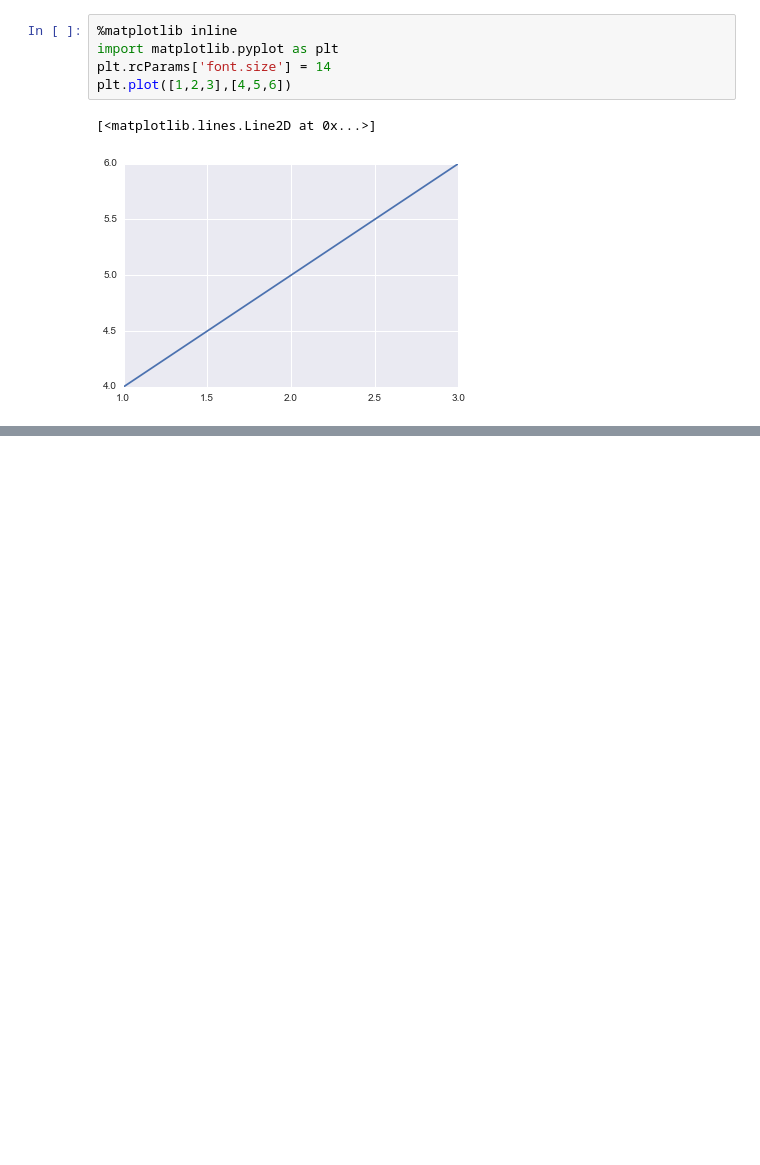
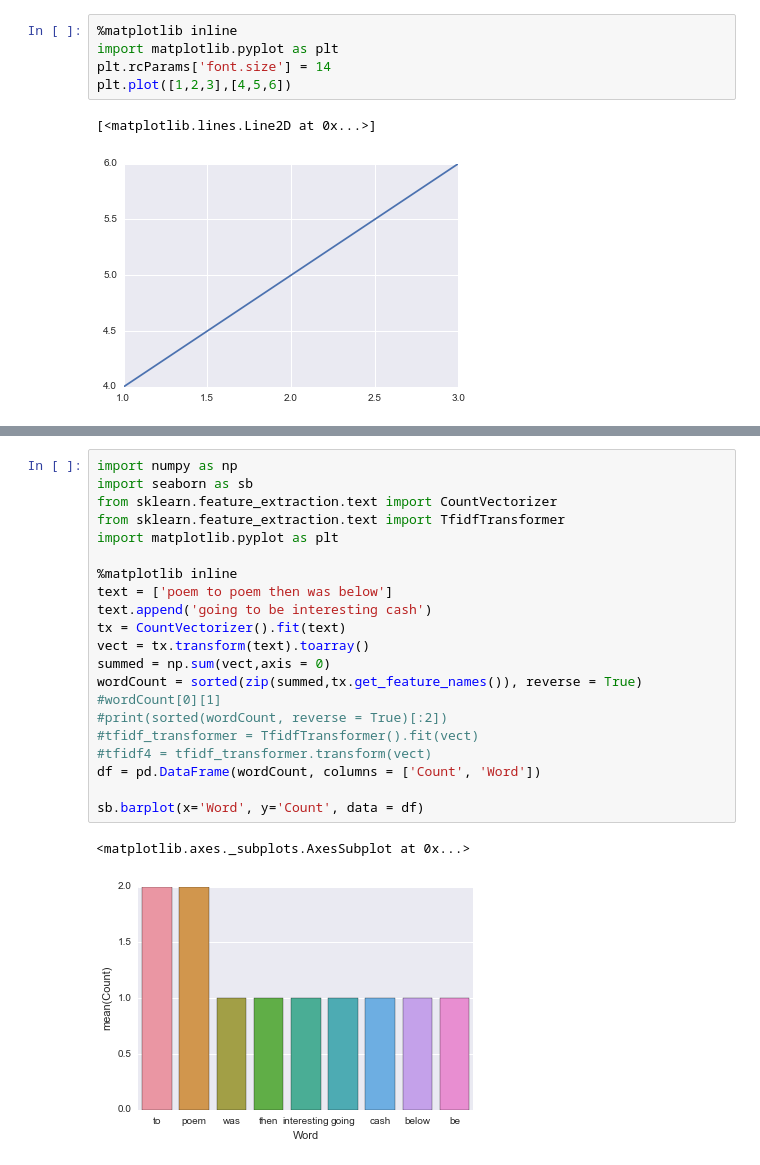
Before and after one commit to dmuralik/datascience, a Jupyter notebook: projects/misc/myfirstnb.ipynb, the cells around one changed output, grey strips where cells are left out. Drawn from its saved outputs; the diff is of its cells as text; blank space fills up the shorter version.

```diff
--- a/projects/misc/myfirstnb.ipynb
+++ b/projects/misc/myfirstnb.ipynb
@@ -93,0 +150,24 @@ plt.plot([1,2,3],[4,5,6])
+# %%
+import numpy as np
+import seaborn as sb
+from sklearn.feature_extraction.text import CountVectorizer
+from sklearn.feature_extraction.text import TfidfTransformer
+import matplotlib.pyplot as plt
+
+%matplotlib inline
+text = ['poem to poem then was below']
+text.append('going to be interesting cash')
+tx = CountVectorizer().fit(text)
+vect = tx.transform(text).toarray()
+summed = np.sum(vect,axis = 0)
+wordCount = sorted(zip(summed,tx.get_feature_names()), reverse = True)
+#wordCount[0][1]
+#print(sorted(wordCount, reverse = True)[:2])
+#tfidf_transformer = TfidfTransformer().fit(vect)
+#tfidf4 = tfidf_transformer.transform(vect)
+df = pd.DataFrame(wordCount, columns = ['Count', 'Word'])
+
+sb.barplot(x='Word', y='Count', data = df)
+# %% [output]
+<matplotlib.axes._subplots.AxesSubplot at 0x...>
+[figure, added]
```
Also changed, not shown: parts of 8 cells of this notebook, 19 other files.
